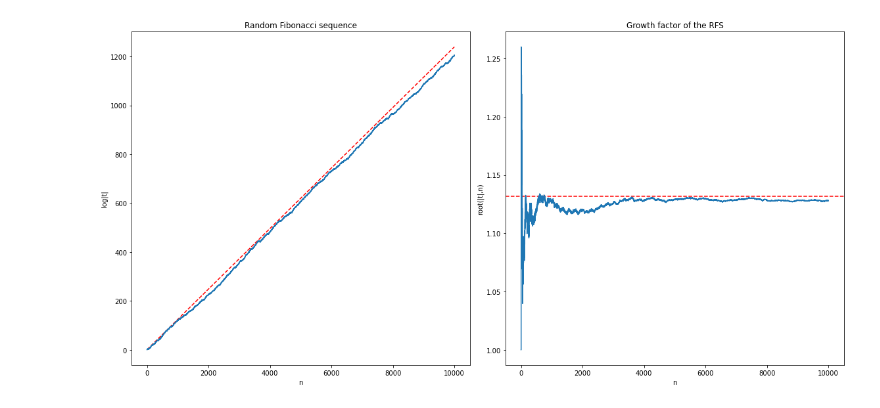
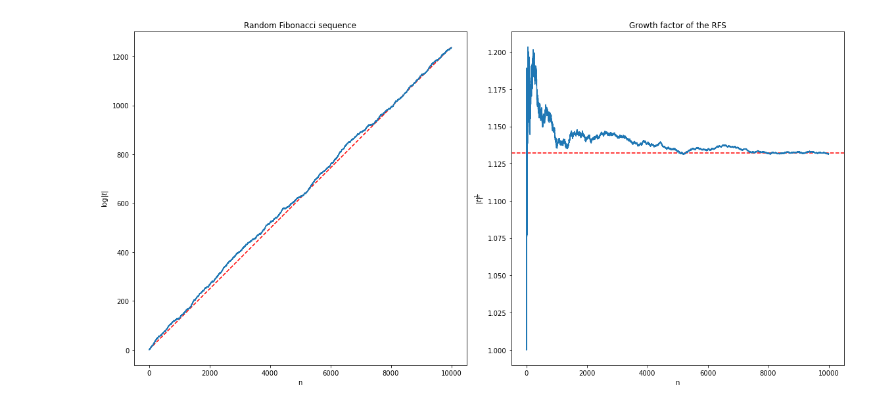
Before and after one commit to ednl/python, a Jupyter notebook: randfib.ipynb, the cells around one changed output. Cells and saved outputs as stored; diff of their text form; code cells hidden in the pictures.

Commit message:
LaTeX labels

```diff
--- a/randfib.ipynb
+++ b/randfib.ipynb
@@ -6,39 +6,39 @@ import matplotlib.pyplot as plt
 
 random.seed()
 viswanath = 1.1319882487943
-points = 10_001
-n = np.arange(points)
-t = [1] * points
-r = np.ones(points)
-fib1 = fib2 = 1
+points = 10_000
+x = np.arange(1, points + 1)
+fib = np.ones(points, dtype=object)
+logf = np.ones(points)
+root = np.ones(points)
 
-for i in n[2:]:
-    tmp = fib1
+for n in range(2, points):
     if random.randint(0, 1):
-        fib1 += fib2
+        fib[n] = fib[n - 1] + fib[n - 2]
     else:
-        fib1 -= fib2
-    fib2 = tmp
-    t[i] = math.log(1 + abs(fib1))
-    r[i] = math.exp(t[i] / i)
+        fib[n] = fib[n - 1] - fib[n - 2]
+    logf[n] = math.log(1 + abs(fib[n]))
+    root[n] = math.exp(logf[n] / x[n])
 # %%
 plt.figure(figsize=(16, 8))
 
 plt.subplot(121)
-plt.plot([1, points-1], [1, math.log(viswanath) * (points - 2)], color="r", linestyle="--")
-plt.plot(n, t)
+plt.plot([1, points], [1, math.log(viswanath) * points], color="r", linestyle="--")
+plt.plot(x, logf)
 plt.title("Random Fibonacci sequence")
 plt.xlabel("n")
-plt.ylabel("log|t|")
+plt.ylabel(r"$\log{|t|}$")
 
 plt.subplot(122)
 plt.axhline(viswanath, color="r", linestyle="--")
-plt.plot(n, r)
+plt.plot(x, root)
 plt.title("Growth factor of the RFS")
 plt.xlabel("n")
-plt.ylabel("root(|t|,n)")
+# Support for n-th root in LaTeX labels only available from matplotlib 3.4.0
+# plt.ylabel(r"$\sqrt[n]{|t|}$")
+plt.ylabel(r"$|t|^\frac{1}{n}$")
 
 plt.tight_layout()
 plt.show()
 # %% [output]
-[figure, old version]
+[figure, new version]
```
